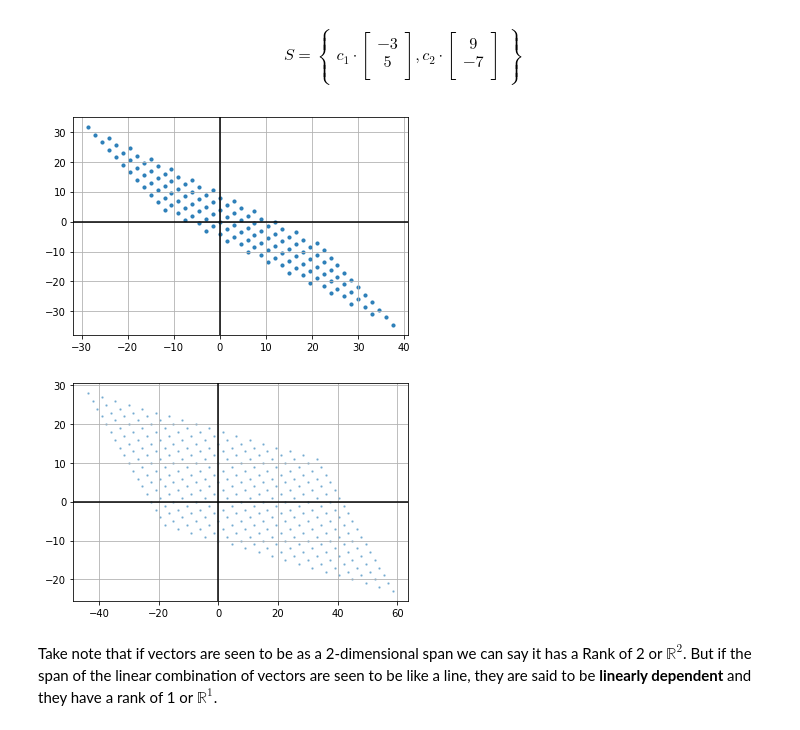
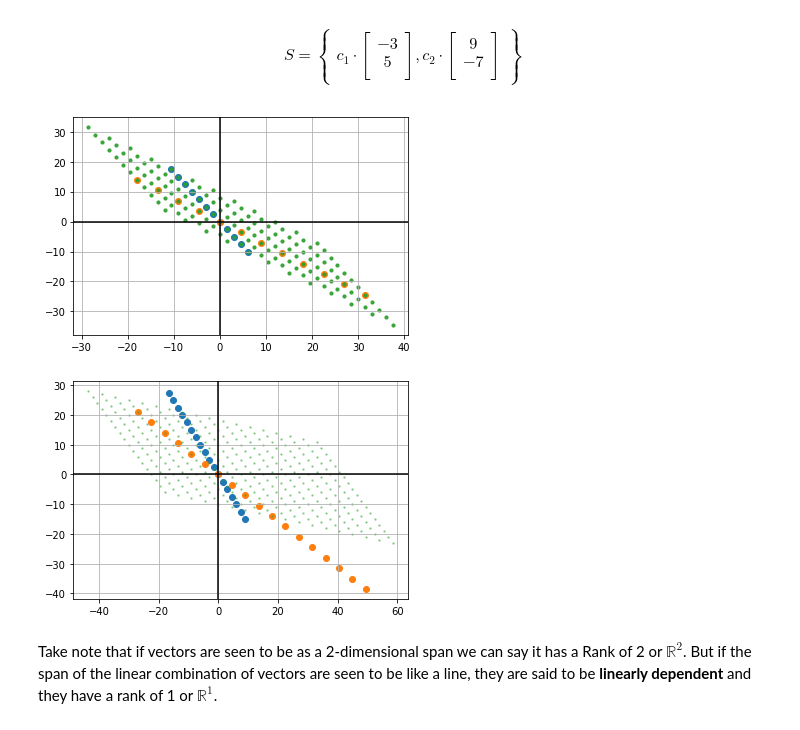
Before and after one commit to Mowee0/LinearAlgebra_2ndSem, a Jupyter notebook: Assignment_10_Arriola_Valenzuela.ipynb, the cells around one changed output. Saved outputs shown, nothing was run; the diff lists cells and outputs as text; code cells hidden in the pictures.

```diff
--- a/Assignment_10_Arriola_Valenzuela.ipynb
+++ b/Assignment_10_Arriola_Valenzuela.ipynb
@@ -78,8 +78,8 @@ c1, c2 = np.meshgrid(R,R)
 vectR = vectA + vectB
 spanRx = c1*vectA[0] + c2*vectB[0]
 spanRy = c1*vectA[1] + c2*vectB[1]
-##plt.scatter(R*vectA[0],R*vectA[1])
-##plt.scatter(R*vectB[0],R*vectB[1])
+plt.scatter(R*vectA[0],R*vectA[1])
+plt.scatter(R*vectB[0],R*vectB[1])
 plt.scatter(spanRx,spanRy, s=10, alpha=0.9)
 
 plt.axhline(y=0, color='k')
@@ -87,28 +87,28 @@ plt.axvline(x=0, color='k')
 plt.grid()
 plt.show()
 # %% [output]
-[figure, old version]
+[figure, new version]
 # %%
 vectP = np.array([9,-2])
 vectQ = np.array([-3,4])
 
 R = np.arange(-3,6,0.5)
 
 c1, c2 = np.meshgrid(R,R)
 
 vectR = vectP + vectQ
 spanRx = c1*vectP[0] + c2*vectQ[0]
 spanRy = c1*vectP[1] + c2*vectQ[1]
-##plt.scatter(R*vectA[0],R*vectA[1])
-##plt.scatter(R*vectB[0],R*vectB[1])
+plt.scatter(R*vectA[0],R*vectA[1])
+plt.scatter(R*vectB[0],R*vectB[1])
 plt.scatter(spanRx,spanRy, s=2, alpha=0.4)
 
 plt.axhline(y=0, color='k')
 plt.axvline(x=0, color='k')
 plt.grid()
 plt.show()
 # %% [output]
-[figure, old version]
+[figure, new version]
 # %% [markdown]
 Take note that if vectors are seen to be as a 2-dimensional span we can say it has a Rank of 2 or $\mathbb{R}^2$. But if the span of the linear combination of vectors are seen to be like a line, they are said to be <b> linearly dependent </b> and they have a rank of 1 or $\mathbb{R}^1$.
 # %% [markdown]
```
